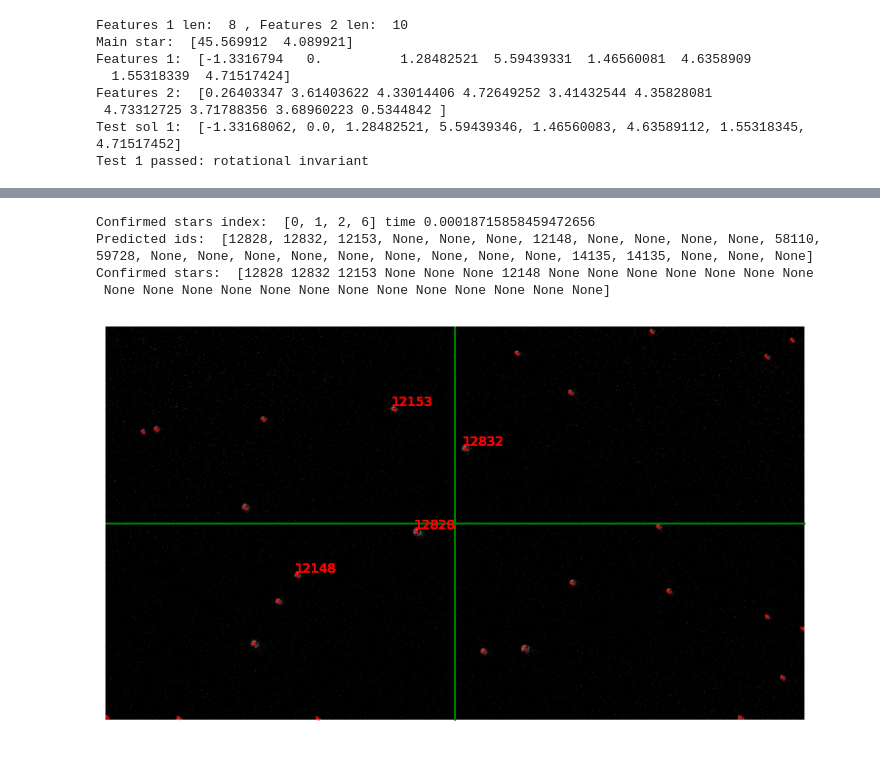
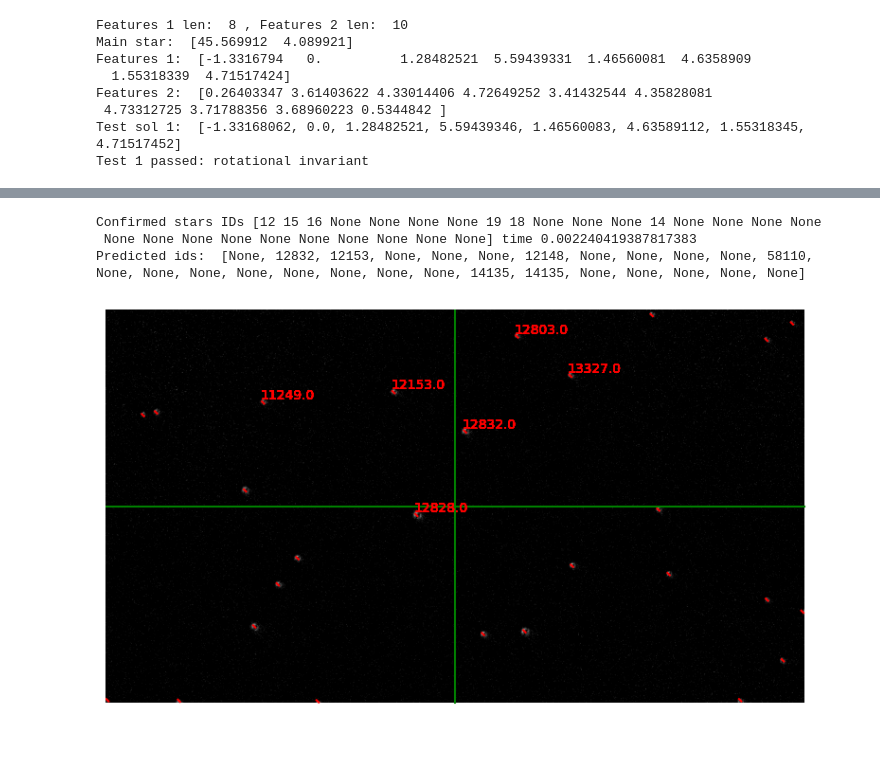
Before and after one commit to I-Zuniga/Event_Star_tracker, a Jupyter notebook: jupyter_notebooks/sdk_test.ipynb, the cells around one changed output, grey strips where cells are left out. Drawn from its saved outputs; the diff is of its cells as text; code cells hidden in the pictures.

Commit message:
Optimization and time measuring

```diff
--- a/jupyter_notebooks/sdk_test.ipynb
+++ b/jupyter_notebooks/sdk_test.ipynb
@@ -551,44 +550,27 @@ gt:  [   0    1    2 2084 2085] image:  [0 None None None None]
-# %%
-def check_star_id_by_neight( indices_neigh_gt, indices_neigh_image, indices_image):
-
-
-    check_points = np.zeros((len(indices_neigh_gt)))
-
-    for i in range(len(indices_neigh_gt)): # For all clustes that are not None
-        if indices_neigh_gt[i] is not None:
-            for j in range(1,len(indices_neigh_image[i])): # For all the neighbours of the cluster [1,5]
-                if indices_neigh_image[i][j] == indices_neigh_gt[i][j]: # If neighbours MATCH +1 for the star and the neighbour
-                    check_points[i] += 1
-                    check_points[indices_image[i][j]] += 1
-                # elif indices_neigh_image[i][j] is not None: # If neighbours DONT MATCH -1 for the star and the neighbour
-                #     check_points[i] -= 1
-                #     check_points[indices_image[i][j]] -= 1
-                #     break
-
-    confirmed_stars_index = [i for i in range(len(check_points)) if check_points[i] > 0]
-    confirmed_stars_ids = [indices_neigh_gt[i][0] for i in confirmed_stars_index]
-
-    return confirmed_stars_index, confirmed_stars_ids
-time_start = time.time()
-confirmed_stars_index, confirmed_stars_ids = check_star_id_by_neight( indices_neigh_gt, indices_neigh_image, indices_image)
-time_end = time.time()
-
-predict_star_ids = [x[3] for x in predcited_stars]
-
-# Create a vector of size 10 with all None values
-confirmed_stars = np.array([None]*len(predcited_stars))
-confirmed_stars[confirmed_stars_index] = np.array(predict_star_ids)[confirmed_stars_index]
-
-
-print('Confirmed stars index: ', confirmed_stars_index, 'time', time_end - time_start)
-print('Predicted ids: ', predict_star_ids)
-print('Confirmed stars: ', confirmed_stars)
-
-plot_cluster_with_id(copact_frames[11], np.array(clusters_sort)[:,0], confirmed_stars, center = True)
-# %% [output]
-Confirmed stars index:  [0, 1, 2, 6] time 0.00018715858459472656
-Predicted ids:  [12828, 12832, 12153, None, None, None, 12148, None, None, None, None, 58110, 59728, None, None, None, None, None, None, None, None, None, 14135, 14135, None, None, None]
-Confirmed stars:  [12828 12832 12153 None None None 12148 None None None None None None None
- None None None None None None None None None None None None None]
-[figure, removed]
+# %%
+time_start = time.time()
+confirmed_stars_ids = check_star_id_by_neight( np.array(indices_neigh_gt, dtype=object),
+                                               np.array(indices_neigh_image, dtype=object),
+                                               np.array(indices_image, dtype=object),
+                                               True)
+time_end = time.time()
+
+predict_star_ids = [x[3] for x in predcited_stars]
+
+# # Create a vector of size 10 with all None values
+# confirmed_stars = np.array([None]*len(predcited_stars))
+# confirmed_stars[confirmed_stars_index] = np.array(predict_star_ids)[confirmed_stars_index]
+
+
+print('Confirmed stars IDs', confirmed_stars_ids,'time', time_end - time_start)
+print('Predicted ids: ', predict_star_ids)
+# print('Confirmed stars: ', confirmed_stars)
+
+confirmed_stars_hip = [stars_data[x][0] if x is not None else None for x in confirmed_stars_ids]
+plot_cluster_with_id(copact_frames[11], np.array(clusters_sort, dtype=object)[:,0], confirmed_stars_hip, center = True)
+# %% [output]
+Confirmed stars IDs [12 15 16 None None None None 19 18 None None None 14 None None None None
+ None None None None None None None None None None] time 0.002240419387817383
+Predicted ids:  [None, 12832, 12153, None, None, None, 12148, None, None, None, None, 58110, None, None, None, None, None, None, None, None, 14135, 14135, None, None, None, None, None]
+[figure, added]
 # %%
```
Also changed, not shown: parts of 7 cells of this notebook, 8 other files.
